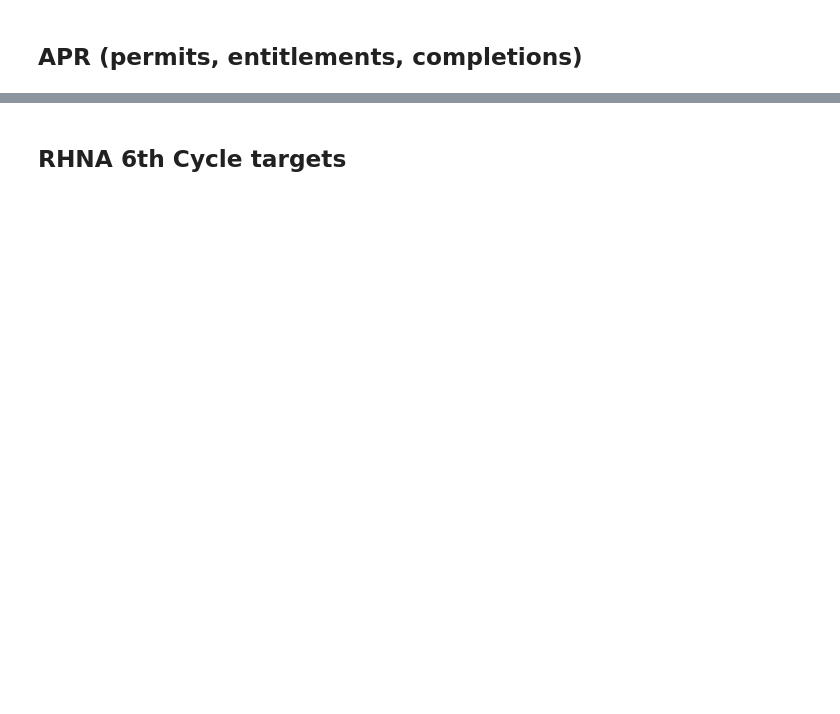
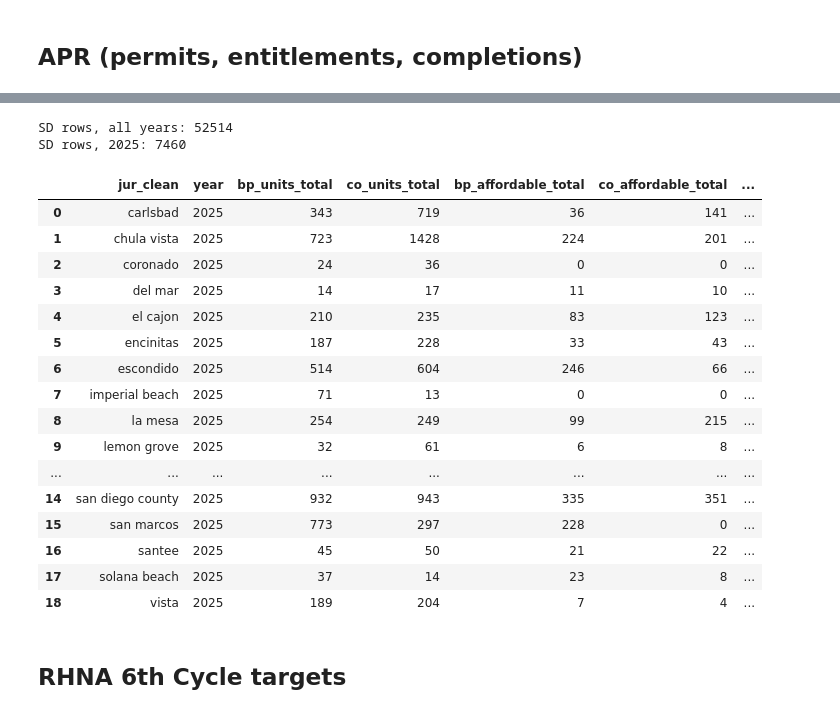
Before and after one commit to laurenthanhvo/chpd-dashboard-data-validation, a Jupyter notebook: van's work/notebooks/rhna_housing_production.ipynb, the cells around one changed output, grey strips where cells are left out. Cells and saved outputs as stored; diff of their text form; code cells hidden in the pictures; blank space fills up the shorter version.

Commit message:
Add field verification and RHNA/housing production outputs

```diff
--- a/van's work/notebooks/rhna_housing_production.ipynb
+++ b/van's work/notebooks/rhna_housing_production.ipynb
@@ -115,6 +143,6 @@ print(apr_raw.columns.tolist())
 # %%
-JURISDICTION_COL = "Jurisdiction Name"  # confirm against columns above
-YEAR_COL = "Reporting Year"              # confirm against columns above
+JURISDICTION_COL = "JURIS_NAME"
+YEAR_COL = "YEAR"
 
 apr_raw["jur_clean"] = apr_raw[JURISDICTION_COL].map(normalize_jurisdiction)
 apr_raw[YEAR_COL] = pd.to_numeric(apr_raw[YEAR_COL], errors="coerce")
@@ -127,31 +155,61 @@ print(f"SD rows, {TARGET_YEAR}:", len(sd_apr_target_year))
 missing = sd_jur_keys - set(sd_apr_target_year["jur_clean"].unique())
 if missing:
     print(f"No {TARGET_YEAR} row yet:", sorted(missing))
+# %% [output]
+SD rows, all years: 52514
+SD rows, 2025: 7460
 # %%
 BP_INCOME_COLS = [c for c in sd_apr_target_year.columns if c.upper().startswith("BP_") and "INCOME" in c.upper()]
 CO_INCOME_COLS = [c for c in sd_apr_target_year.columns if c.upper().startswith("CO_") and "INCOME" in c.upper()]
 
-sd_apr_target_year["bp_units_total"] = sd_apr_target_year[BP_INCOME_COLS].sum(axis=1, numeric_only=True)
-sd_apr_target_year["co_units_total"] = sd_apr_target_year[CO_INCOME_COLS].sum(axis=1, numeric_only=True)
+sd_apr_target_year["bp_units_row"] = sd_apr_target_year[BP_INCOME_COLS].sum(axis=1, numeric_only=True)
+sd_apr_target_year["co_units_row"] = sd_apr_target_year[CO_INCOME_COLS].sum(axis=1, numeric_only=True)
 
 above_mod_bp = [c for c in BP_INCOME_COLS if "ABOVE" in c.upper()]
 above_mod_co = [c for c in CO_INCOME_COLS if "ABOVE" in c.upper()]
 
-sd_apr_target_year["bp_affordable_total"] = (
-    sd_apr_target_year["bp_units_total"] - sd_apr_target_year[above_mod_bp].sum(axis=1, numeric_only=True)
+sd_apr_target_year["bp_affordable_row"] = (
+    sd_apr_target_year["bp_units_row"] - sd_apr_target_year[above_mod_bp].sum(axis=1, numeric_only=True)
 )
-sd_apr_target_year["co_affordable_total"] = (
-    sd_apr_target_year["co_units_total"] - sd_apr_target_year[above_mod_co].sum(axis=1, numeric_only=True)
+sd_apr_target_year["co_affordable_row"] = (
+    sd_apr_target_year["co_units_row"] - sd_apr_target_year[above_mod_co].sum(axis=1, numeric_only=True)
 )
-sd_apr_target_year["bp_affordable_share"] = sd_apr_target_year["bp_affordable_total"] / sd_apr_target_year["bp_units_total"]
-sd_apr_target_year["co_affordable_share"] = sd_apr_target_year["co_affordable_total"] / sd_apr_target_year["co_units_total"]
 
-production_by_year = sd_apr_target_year[[
-    "jur_clean", YEAR_COL, "bp_units_total", "co_units_total",
-    "bp_affordable_total", "co_affordable_total",
-    "bp_affordable_share", "co_affordable_share",
-]].rename(columns={YEAR_COL: "year"})
-production_by_year.head()
+# The raw file is row-level (one row per project/address) -- group up to
+# jurisdiction-year before this becomes a usable production metric.
+production_by_year = (
+    sd_apr_target_year
+    .groupby("jur_clean", as_index=False)
+    .agg(
+        year=(YEAR_COL, "first"),
+        bp_units_total=("bp_units_row", "sum"),
+        co_units_total=("co_units_row", "sum"),
+        bp_affordable_total=("bp_affordable_row", "sum"),
+        co_affordable_total=("co_affordable_row", "sum"),
+        project_rows=("jur_clean", "size"),
+    )
+)
+production_by_year["bp_affordable_share"] = production_by_year["bp_affordable_total"] / production_by_year["bp_units_total"]
+production_by_year["co_affordable_share"] = production_by_year["co_affordable_total"] / production_by_year["co_units_total"]
+production_by_year
+# %% [output]
+|  | jur_clean | year | bp_units_total | co_units_total | bp_affordable_total | co_affordable_total | ... |
+| 0 | carlsbad | 2025 | 343 | 719 | 36 | 141 | ... |
+| 1 | chula vista | 2025 | 723 | 1428 | 224 | 201 | ... |
+| 2 | coronado | 2025 | 24 | 36 | 0 | 0 | ... |
+| 3 | del mar | 2025 | 14 | 17 | 11 | 10 | ... |
+| 4 | el cajon | 2025 | 210 | 235 | 83 | 123 | ... |
+| 5 | encinitas | 2025 | 187 | 228 | 33 | 43 | ... |
+| 6 | escondido | 2025 | 514 | 604 | 246 | 66 | ... |
+| 7 | imperial beach | 2025 | 71 | 13 | 0 | 0 | ... |
+| 8 | la mesa | 2025 | 254 | 249 | 99 | 215 | ... |
+| 9 | lemon grove | 2025 | 32 | 61 | 6 | 8 | ... |
+| ... | ... | ... | ... | ... | ... | ... | ... |
+| 14 | san diego county | 2025 | 932 | 943 | 335 | 351 | ... |
+| 15 | san marcos | 2025 | 773 | 297 | 228 | 0 | ... |
+| 16 | santee | 2025 | 45 | 50 | 21 | 22 | ... |
+| 17 | solana beach | 2025 | 37 | 14 | 23 | 8 | ... |
+| 18 | vista | 2025 | 189 | 204 | 7 | 4 | ... |
 # %% [markdown]
 ## RHNA 6th Cycle targets
 # %%
```
Also changed, not shown: parts of 18 cells of this notebook, 4 other files.
